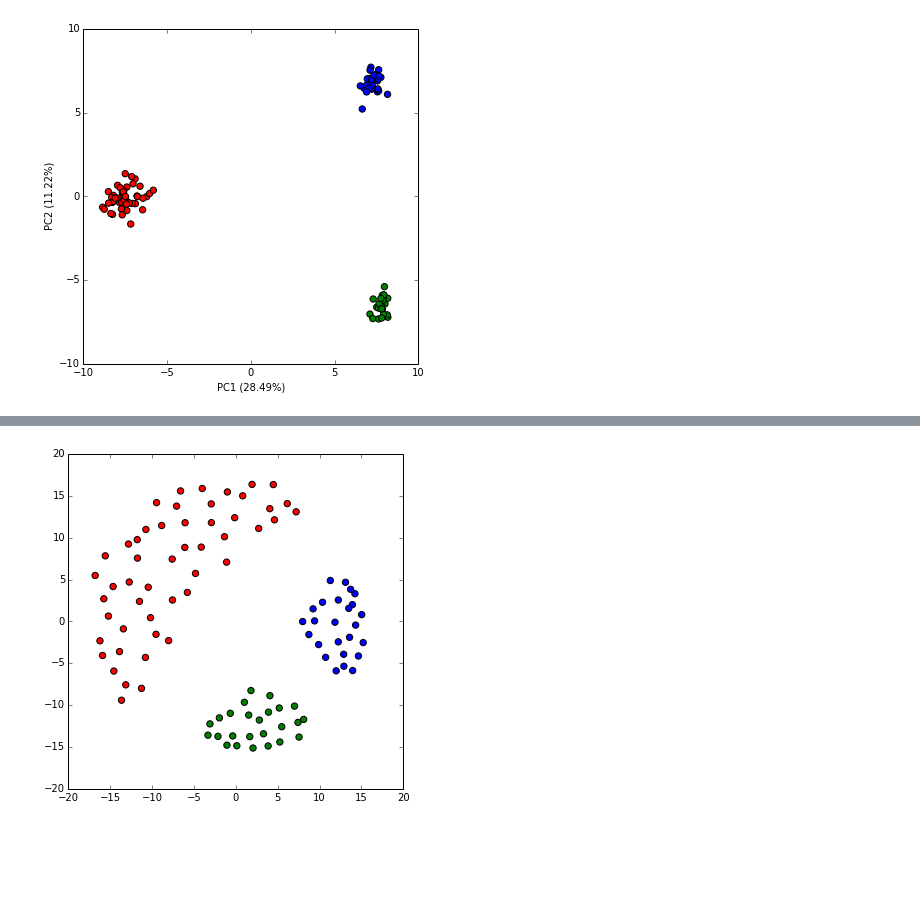
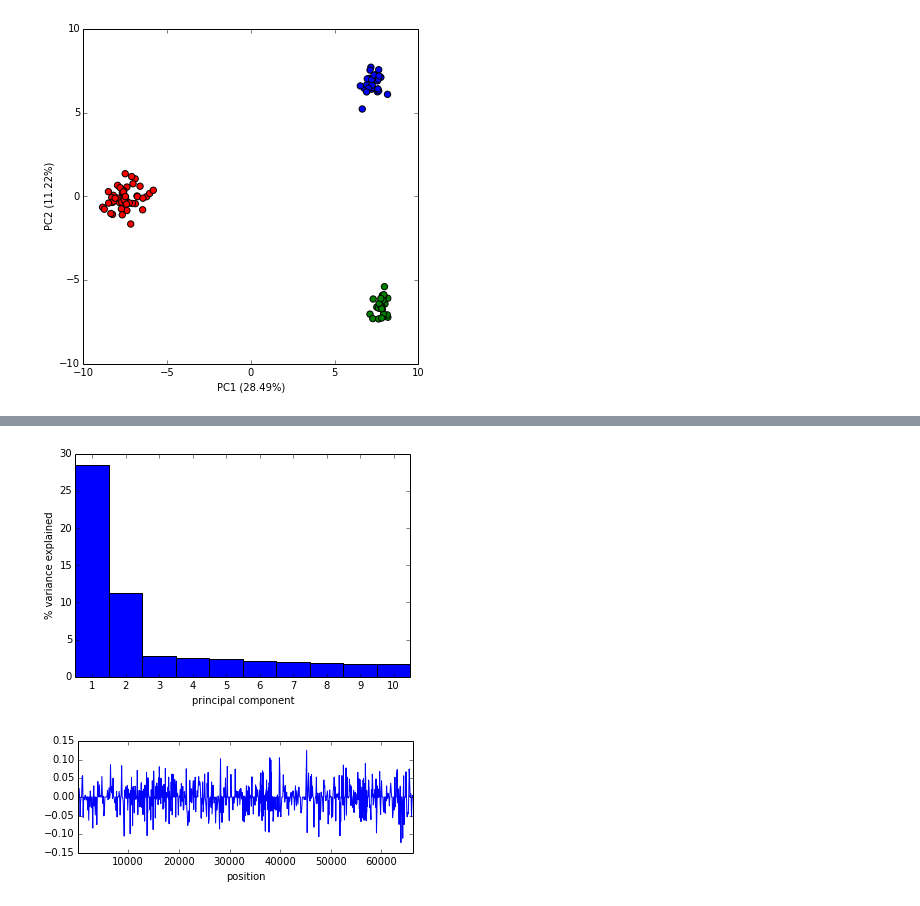
Before and after one commit to alimanfoo/anhima, a Jupyter notebook: examples/pca.ipynb, the cells around one changed output, grey strips where cells are left out. Cells and saved outputs as stored; diff of their text form; code cells hidden in the pictures; blank space fills up the shorter version.

```diff
--- a/examples/pca.ipynb
+++ b/examples/pca.ipynb
@@ -66,8 +61,8 @@ plot(x, y, asp=1)
-# %%
-import sklearn.manifold
-mds = sklearn.manifold.MDS(n_components=2, dissimilarity='precomputed', metric=True, random_state=42)
-coords = mds.fit(s).embedding_
-fig, ax = plt.subplots(figsize=(6, 6))
-ax.scatter(coords[:, 0], coords[:, 1], c=sample_colors, s=40);
-# %% [output]
-[figure, removed]
+# %%
+anhima.pca.plot_variance_explained(pr);
+# %% [output]
+[figure, added]
+# %%
+anhima.pca.plot_loadings(pr, pc=1, pos=pos);
+# %% [output]
+[figure, added]
```
Also changed, not shown: parts of 8 cells of this notebook, 7 other files.
